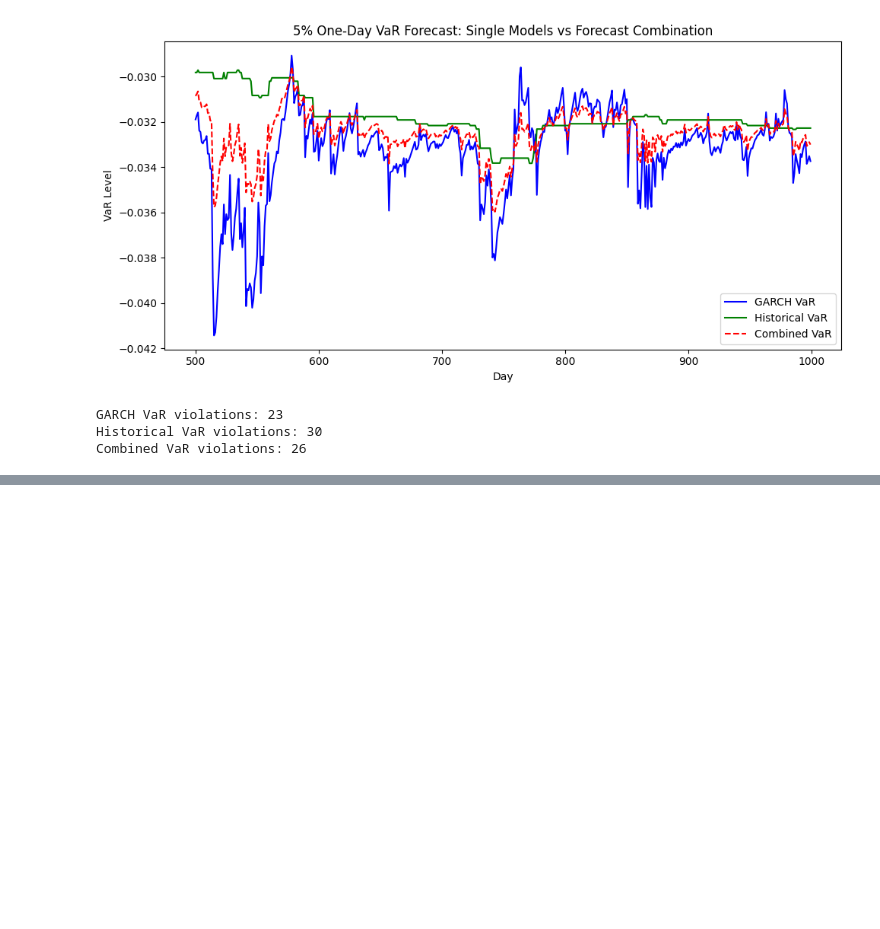
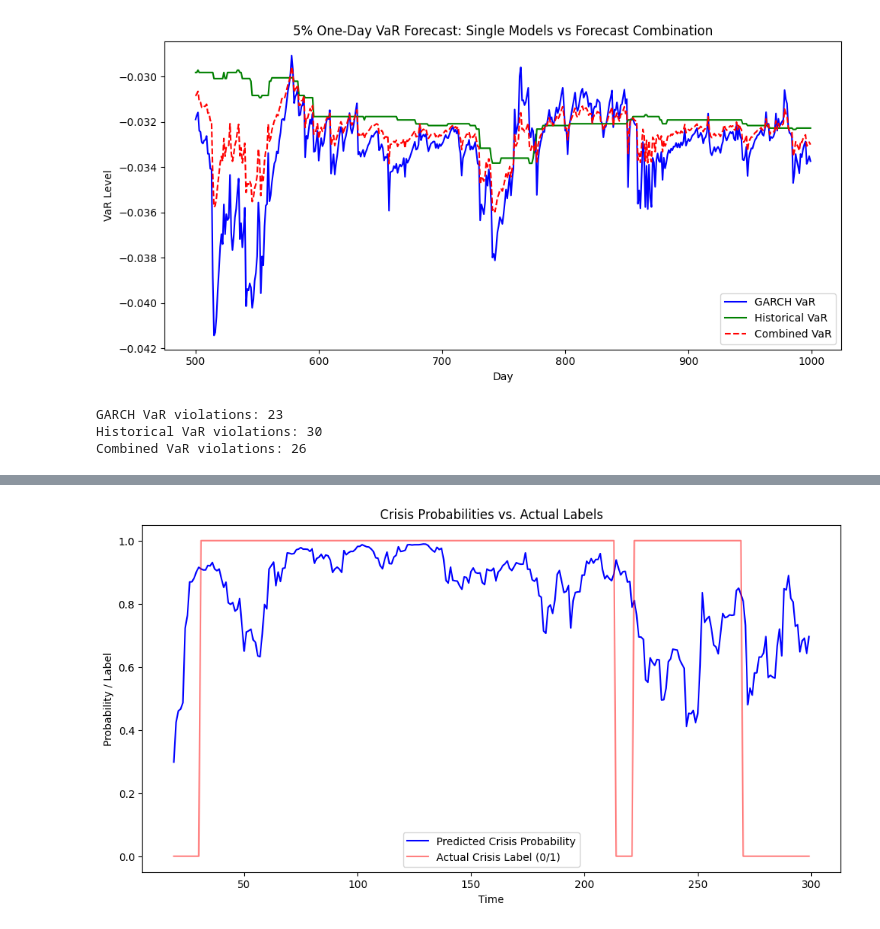
Before and after one commit to namolert/dynamic-ews, a Jupyter notebook: arch.ipynb, the cells around one changed output, grey strips where cells are left out. Drawn from its saved outputs; the diff is of its cells as text; code cells hidden in the pictures; blank space fills up the shorter version.

Commit message:
Try different model

```diff
--- a/arch.ipynb
+++ b/arch.ipynb
@@ -88,0 +129,30 @@ Combined VaR violations: 26
+# %%
+# Sample returns
+returns = pd.Series(np.random.normal(0, 0.01, 300))
+
+# Compute VaR and ES
+var, es = compute_var_es(returns, alpha=0.05, window=60)
+
+# Get crisis labels
+ci_label = label_crisis_ci(returns, var)
+cei_label = label_crisis_cei(returns, var, es, window=60)
+
+# Forward-looking early warning label
+y_forward = forward_label(ci_label, forward_window=30)
+# %%
+import statsmodels.api as sm
+
+# Feature: rolling volatility (e.g. 20-day std of returns)
+vol = returns.rolling(20).std()
+
+# Drop missing data
+df = pd.DataFrame({
+    "vol": vol,
+    "label": y_forward
+}).dropna()
+
+# Fit logit model
+X = sm.add_constant(df["vol"])
+y = df["label"]
+logit_model = sm.Logit(y, X).fit()
+print(logit_model.summary())
@@ -88,0 +178,17 @@ Combined VaR violations: 26
+# %%
+import matplotlib.pyplot as plt
+
+# Predict probabilities
+df["pred_prob"] = logit_model.predict(X)
+
+# Plotting
+plt.figure(figsize=(12, 6))
+plt.plot(df.index, df["pred_prob"], label="Predicted Crisis Probability", color="blue")
+plt.plot(df.index, df["label"], label="Actual Crisis Label (0/1)", color="red", alpha=0.5)
+plt.legend()
+plt.title("Crisis Probabilities vs. Actual Labels")
+plt.xlabel("Time")
+plt.ylabel("Probability / Label")
+plt.show()
+# %% [output]
+[figure, added]
```
Also changed, not shown: parts of 2 cells of this notebook, 4 other files.
